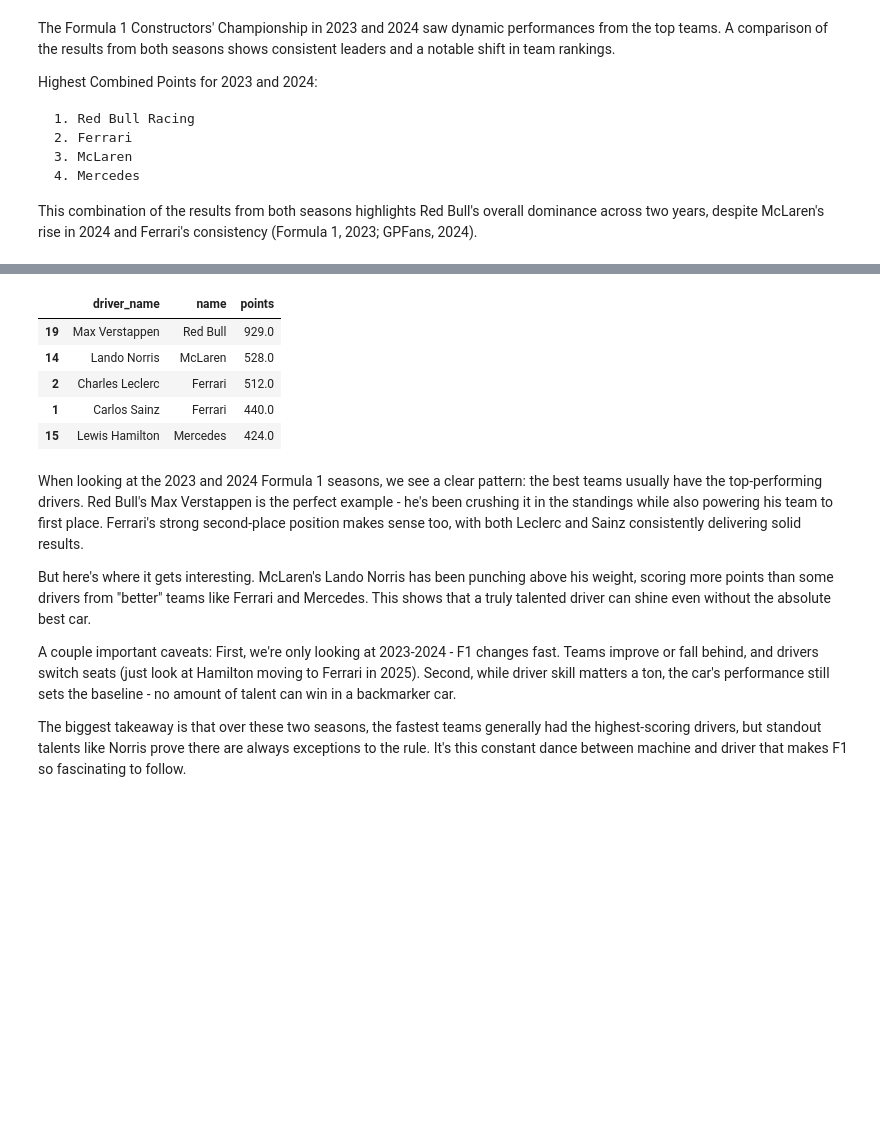
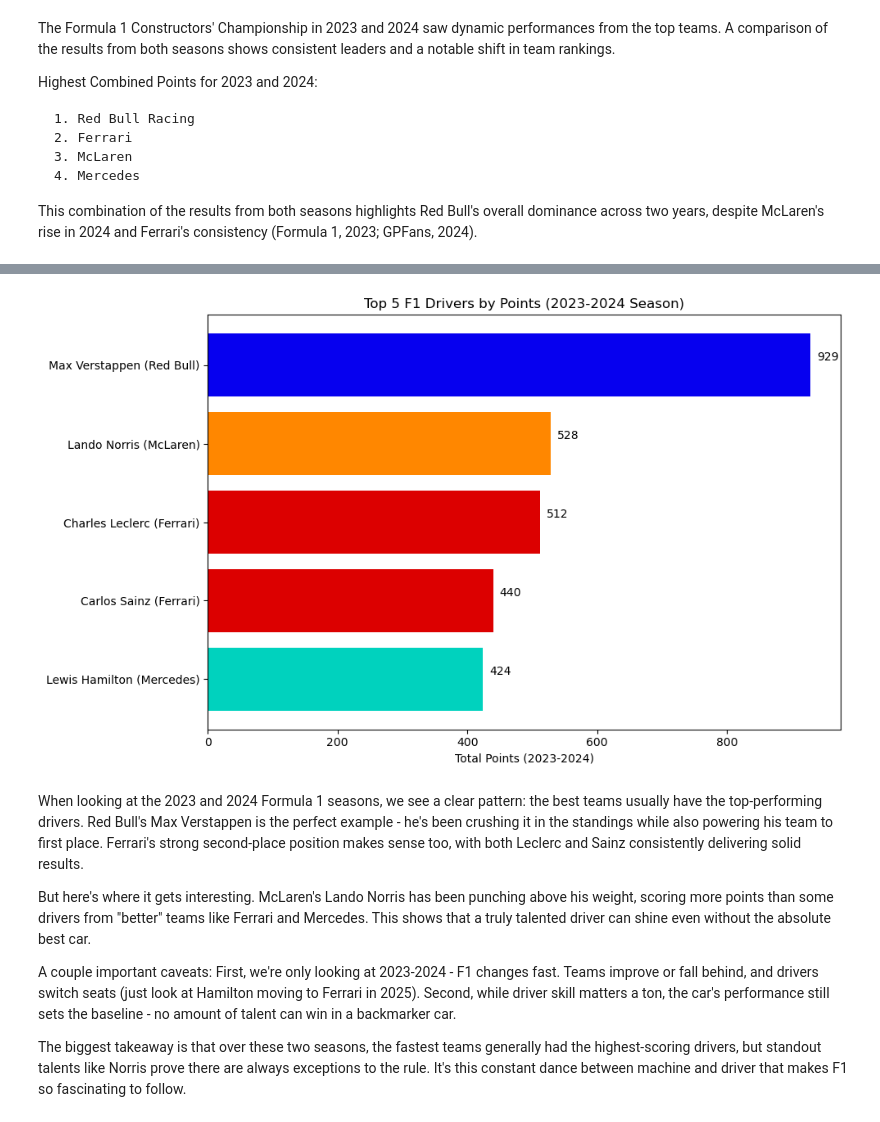
Before and after one commit to DreiZzzzz/Machine-Learning, a Jupyter notebook: EDA/EDA-drei.ipynb, the cells around one changed output, grey strips where cells are left out. Saved outputs shown, nothing was run; the diff lists cells and outputs as text; code cells hidden in the pictures; blank space fills up the shorter version.

```diff
--- a/EDA/EDA-drei.ipynb
+++ b/EDA/EDA-drei.ipynb
@@ -386,20 +392,33 @@ team_points.head(5)
 # %%
 drivers_df = pd.read_csv("drivers.csv")
 drivers_df = drivers_df[["driverId", "forename", "surname"]]
 
 driver_points = pd.merge(filtered_results, drivers_df, on="driverId")
 driver_points['driver_name'] = driver_points['forename'] + ' ' + driver_points['surname']
 driver_team_points = driver_points.groupby(['driver_name', 'name'])['points'].sum().reset_index()
 driver_team_points = driver_team_points.sort_values(by='points', ascending=False)
 
-driver_team_points.head(5)
+top_drivers = driver_team_points.head(5)
+
+plt.figure(figsize=(10, 6))
+bars = plt.barh(
+    top_drivers['driver_name'] + ' (' + top_drivers['name'] + ')',
+    top_drivers['points'],
+    color=['#0600EF', '#FF8700', '#DC0000', '#DC0000', '#00D2BE']
+)
+
+plt.xlabel('Total Points (2023-2024)')
+plt.title('Top 5 F1 Drivers by Points (2023-2024 Season)')
+plt.gca().invert_yaxis()
+
+for bar in bars:
+    width = bar.get_width()
+    plt.text(width + 10, bar.get_y() + 0.3, f'{width:.0f}', va='center')
+
+plt.tight_layout()
+plt.show()
 # %% [output]
-|  | driver_name | name | points |
-| 19 | Max Verstappen | Red Bull | 929.0 |
-| 14 | Lando Norris | McLaren | 528.0 |
-| 2 | Charles Leclerc | Ferrari | 512.0 |
-| 1 | Carlos Sainz | Ferrari | 440.0 |
-| 15 | Lewis Hamilton | Mercedes | 424.0 |
+[figure, added]
 # %% [markdown]
 When looking at the 2023 and 2024 Formula 1 seasons, we see a clear pattern: the best teams usually have the top-performing drivers. Red Bull's Max Verstappen is the perfect example - he's been crushing it in the standings while also powering his team to first place. Ferrari's strong second-place position makes sense too, with both Leclerc and Sainz consistently delivering solid results.
 
```
Also changed, not shown: parts of 8 cells of this notebook.
